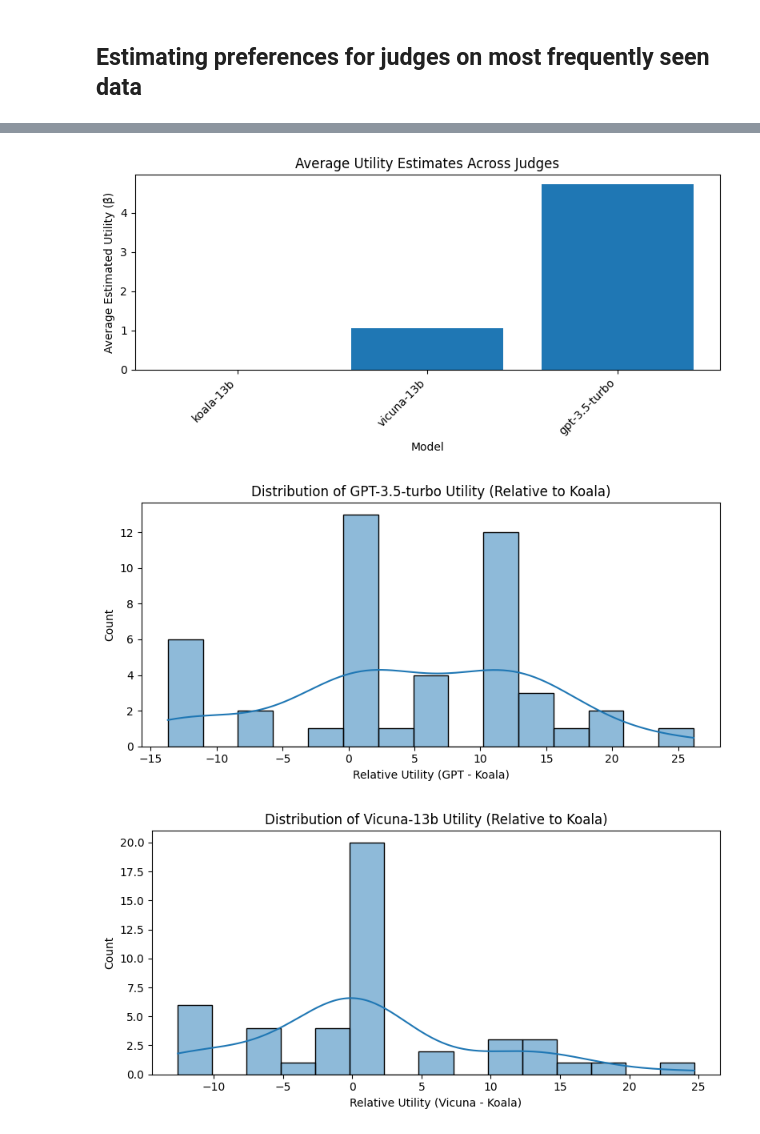
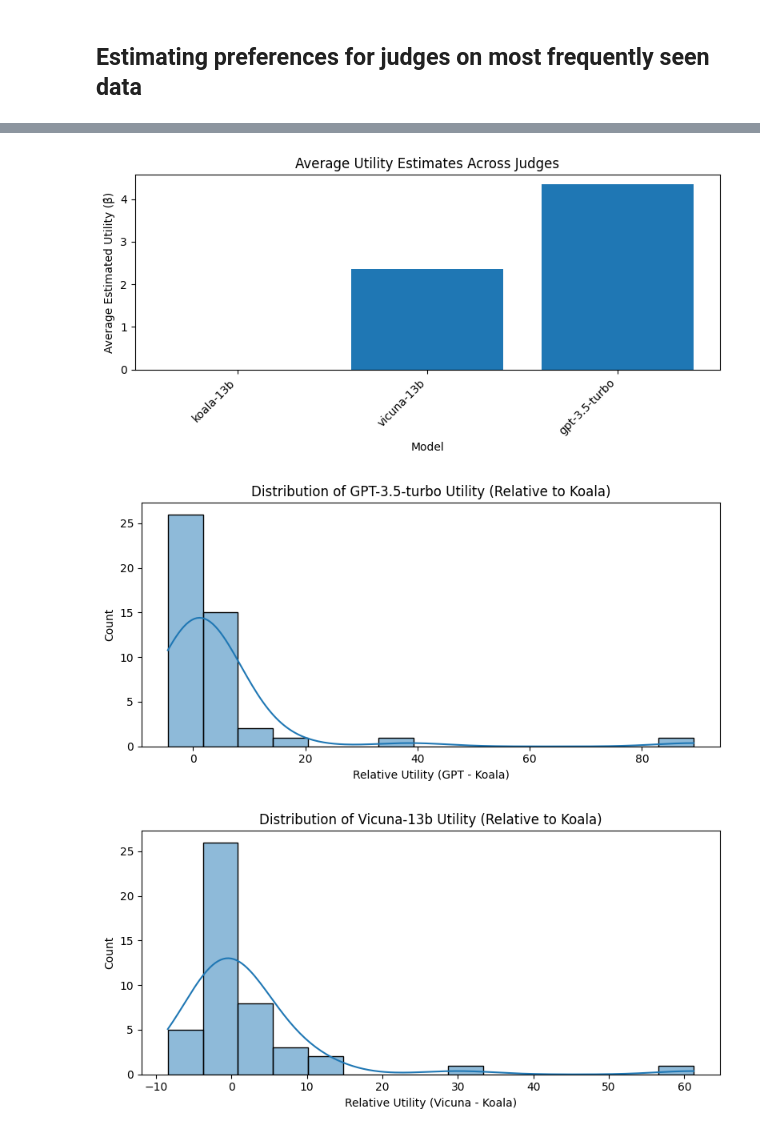
Before and after one commit to mithatkus/Chatbot-Arena-Analysis, a Jupyter notebook: chatbotarena_analysis.ipynb, the cells around one changed output, grey strips where cells are left out. Saved outputs shown, nothing was run; the diff lists cells and outputs as text; code cells hidden in the pictures.

```diff
--- a/chatbotarena_analysis.ipynb
+++ b/chatbotarena_analysis.ipynb
@@ -1004,10 +1043,23 @@ df_sub['chosen_model'] = df_sub.apply(
 )
 
 df_sub = df_sub[['judge','choice_id','model_1','model_2','chosen_model']]
+# %%
+# downloading our feature labels, and merging with the model preference dataframe
+
+features_df = pd.read_csv("feature_labels.csv")
+features_df = features_df.rename(columns={'pair_id': 'choice_id'})
+
+merged_df = pd.merge(df_sub, features_df, on='choice_id')
 # %%
-# creating our model list
+# creating our model and feature list
 all_models = top3_models
-model_to_idx = {m:i for i,m in enumerate(all_models)}
+
+# set Koala as the baseline (index 0)
+all_models = ['koala-13b', 'vicuna-13b', 'gpt-3.5-turbo']
+model_to_idx = {m: i for i, m in enumerate(all_models)}
+baseline_index = model_to_idx['koala-13b']
+
+feature_cols = [col for col in features_df.columns if col not in ['choice_id']]
 # %%
 import numpy as np
 import pandas as pd
@@ -1093,7 +1160,20 @@ Completed estimation for 46 judges and 3 models.
+# %%
+# extracting columns for plotting
+pivot_utilities = judge_utilities_df[['judge', 'model_a_pref', 'model_b_pref', 'koala_pref']].copy()
+
+# 2. Rename columns for clarity
+pivot_utilities = pivot_utilities.rename(columns={
+    'model_a_pref': 'gpt-3.5-turbo',
+    'model_b_pref': 'vicuna-13b',
+    'koala_pref': 'koala-13b'
+})
+
+# 3. Set judge as index
+pivot_utilities.set_index('judge', inplace=True)
 # %%
 # bar chart of average utility by model
 
-model_means = utilities_df.groupby('model')['beta_hat'].mean().sort_values()
+model_means = pivot_utilities.mean().sort_values()
 
 plt.figure(figsize=(8, 4))
 plt.bar(model_means.index, model_means.values)
@@ -1104,37 +1184,27 @@ plt.xticks(rotation=45, ha='right')
 plt.tight_layout()
 plt.show()
 # %% [output]
-[figure, old version]
+[figure, new version]
-# %%
-# extract the relative utilities
-
-pivot_utilities = utilities_df.pivot(index='judge', columns='model', values='beta_hat')
-
-pivot_utilities_relative = pivot_utilities.subtract(pivot_utilities['koala-13b'], axis=0)
-
-gpt_relative   = pivot_utilities_relative['gpt-3.5-turbo']
-vicuna_relative = pivot_utilities_relative['vicuna-13b']
-koala_relative  = pivot_utilities_relative['koala-13b']
 # %%
 # histogram of GPT relative utility
 
 plt.figure(figsize=(8, 4))
-sns.histplot(gpt_relative, bins=15, kde=True)
+sns.histplot(pivot_utilities['gpt-3.5-turbo'], bins=15, kde=True)
 plt.title('Distribution of GPT-3.5-turbo Utility (Relative to Koala)')
 plt.xlabel('Relative Utility (GPT - Koala)')
 plt.tight_layout()
 plt.show()
 # %% [output]
-[figure, old version]
+[figure, new version]
 # %%
-# histogram of Koala relative utility
+# histogram of Vicuna relative utility
 
 plt.figure(figsize=(8, 4))
-sns.histplot(vicuna_relative, bins=15, kde=True)
+sns.histplot(pivot_utilities['vicuna-13b'], bins=15, kde=True)
 plt.title('Distribution of Vicuna-13b Utility (Relative to Koala)')
 plt.xlabel('Relative Utility (Vicuna - Koala)')
 plt.tight_layout()
 plt.show()
 # %% [output]
-[figure, old version]
+[figure, new version]
 # %%
```
Also changed, not shown: parts of 8 cells of this notebook.
